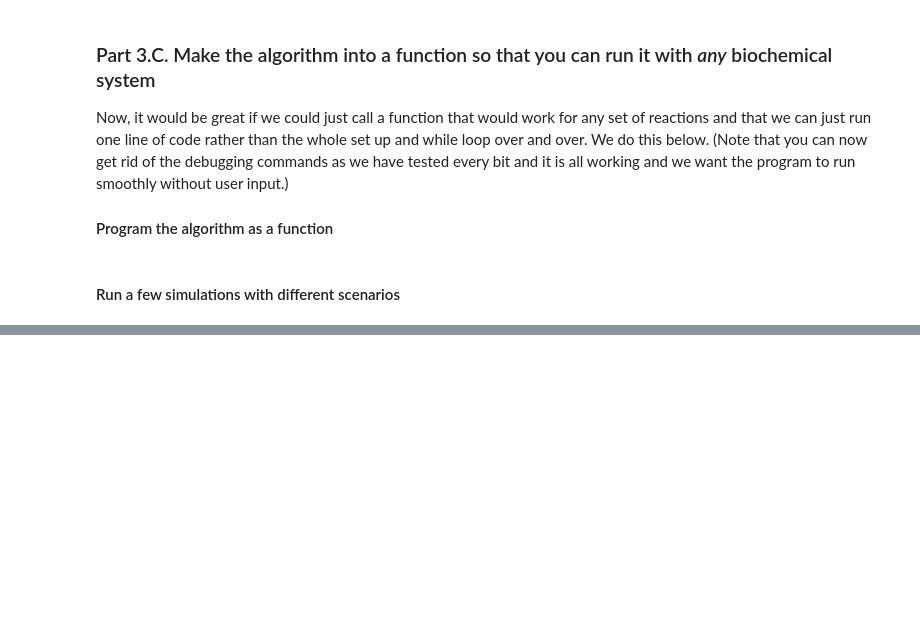
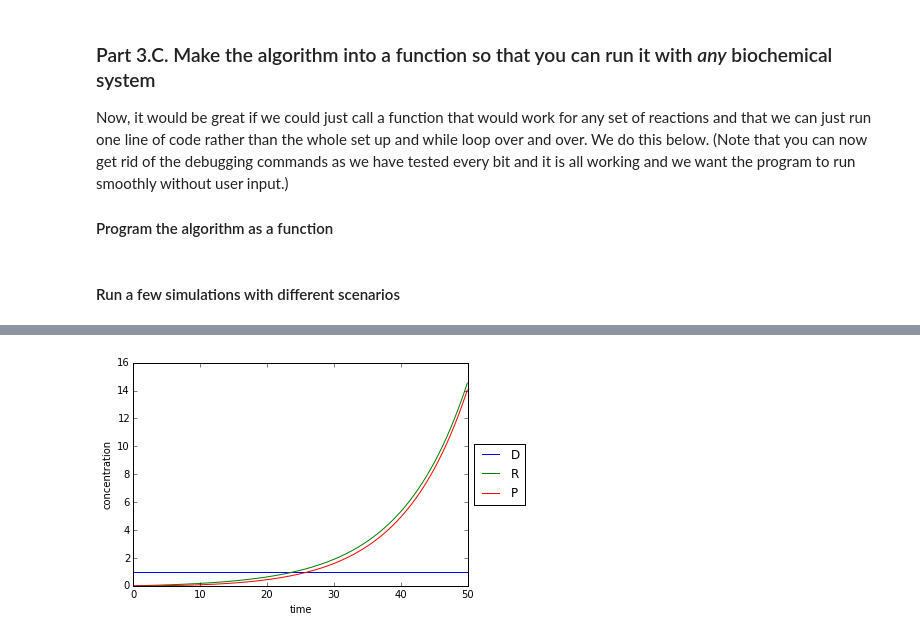
Before and after one commit to karinsasaki/gillespie-algorithm-python, a Jupyter notebook: build_your_own_gillespie_exercises.ipynb, the cells around one changed output, grey strips where cells are left out. Drawn from its saved outputs; the diff is of its cells as text; code cells hidden in the pictures; blank space fills up the shorter version.

```diff
--- a/build_your_own_gillespie_exercises.ipynb
+++ b/build_your_own_gillespie_exercises.ipynb
@@ -754,0 +853,61 @@ Now, it would be great if we could just call a function that would work for any
+# %%
+# import modules and libraries
+import numpy as np
+from scipy.integrate import odeint
+import matplotlib.pyplot as plt
+%matplotlib inline
+
+# Parameters
+k1 = 0.01
+k2 = 0.1
+k3 = 0.0001
+k4 = 0.0001
+params = (k1, k2, k3, k4)
+
+# Initial conditions
+D_0 = 1
+R_0 = 0
+P_0 = 0
+ini = (D_0, R_0, P_0)
+
+# Time
+dt = 0.1
+t = np.arange(0,50,dt)
+
+# ODE system (in format used for odeint)
+def myODE(init,t,params):
+
+    k1, k2, k3, k4 = params
+
+    D, R, P = init
+
+    # rates
+    v1 = k1*D
+    v2 = k2*R
+    v3 = k3*R
+    v4 = k4*P
+
+    # equations
+    dD = 0
+    dR = v1 + v2 - v3
+    dP = v2 - v4
+
+    return (dD, dR, dP)
+
+# Solve using odeint from scipy.integrate
+solution = odeint(myODE,ini,t,args=(params,))
+tD = solution[:,0]
+tR = solution[:,1]
+tP = solution[:,2]
+
+# Show over time
+fig, ax = plt.subplots()
+ax.plot(t, tD, label='D')
+ax.plot(t, tR, label='R')
+ax.plot(t, tP, label='P')
+plt.xlabel('time')
+plt.ylabel('concentration')
+legend = ax.legend(loc='center left', bbox_to_anchor=(1, 0.5))
+plt.show()
+# %% [output]
+[figure, added]
```
Also changed, not shown: parts of 9 cells of this notebook, 3 other files.
